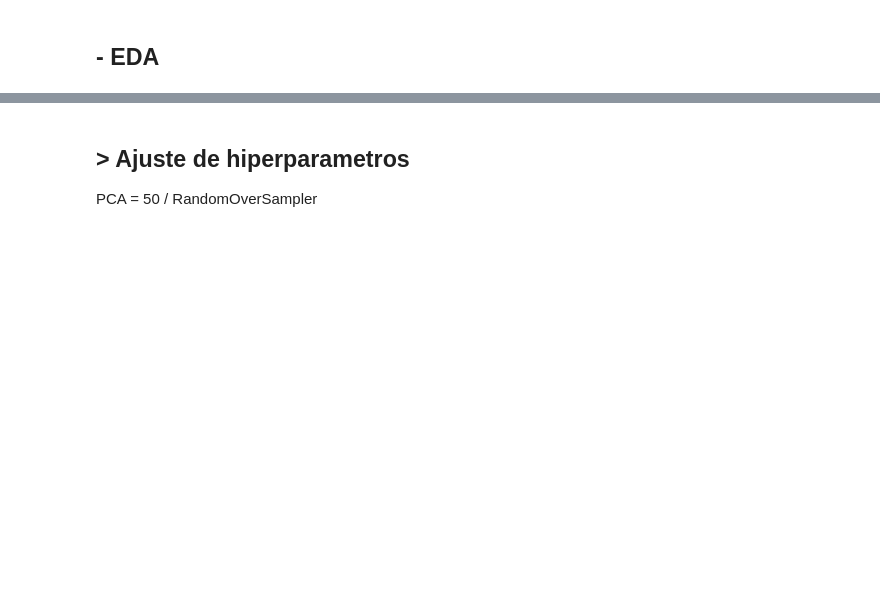
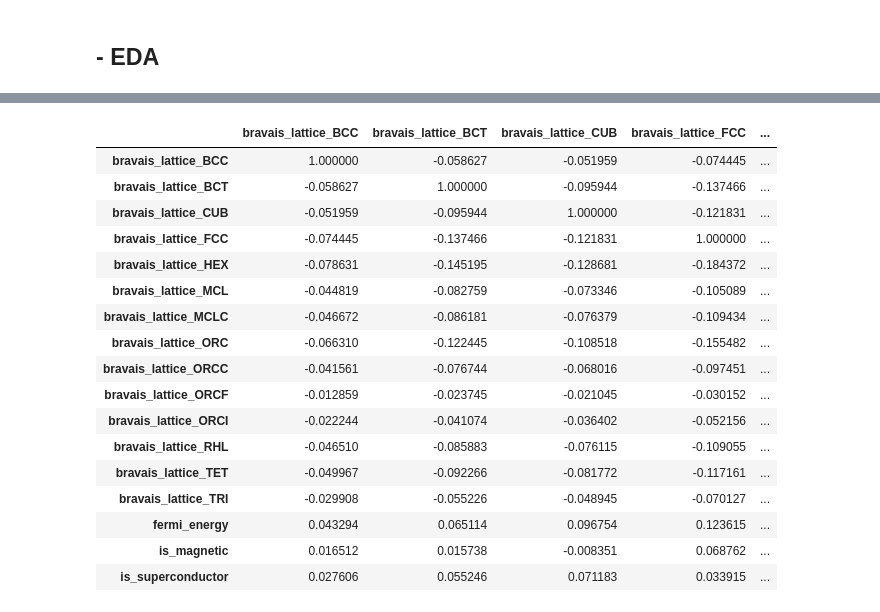
Before and after one commit to olayafgon/ML-and-Superconductors, a Jupyter notebook: src/04_project copy.ipynb, the cells around one changed output, grey strips where cells are left out. Saved outputs shown, nothing was run; the diff lists cells and outputs as text; code cells hidden in the pictures; blank space fills up the shorter version.

```diff
--- a/src/04_project copy.ipynb
+++ b/src/04_project copy.ipynb
@@ -442,4 +102,0 @@ with open(combined_leaderboard_path, 'w') as f:
-# %% [markdown]
-## > Ajuste de hiperparametros
-
-PCA = 50 / RandomOverSampler
@@ -551,0 +103,27 @@ def train_and_evaluate_models(X_train, y_train, X_test, y_test, output_file):
+# %%
+materials_data_encoded = pd.get_dummies(materials_data, columns=['bravais_lattice'])
+
+correlation_columns = [col for col in materials_data_encoded.columns if col.startswith('bravais_lattice')] + ['fermi_energy', 'is_magnetic', 'is_superconductor']
+
+correlation_matrix = materials_data_encoded[correlation_columns].corr()
+
+correlation_matrix
+# %% [output]
+|  | bravais_lattice_BCC | bravais_lattice_BCT | bravais_lattice_CUB | bravais_lattice_FCC | ... |
+| bravais_lattice_BCC | 1.000000 | -0.058627 | -0.051959 | -0.074445 | ... |
+| bravais_lattice_BCT | -0.058627 | 1.000000 | -0.095944 | -0.137466 | ... |
+| bravais_lattice_CUB | -0.051959 | -0.095944 | 1.000000 | -0.121831 | ... |
+| bravais_lattice_FCC | -0.074445 | -0.137466 | -0.121831 | 1.000000 | ... |
+| bravais_lattice_HEX | -0.078631 | -0.145195 | -0.128681 | -0.184372 | ... |
+| bravais_lattice_MCL | -0.044819 | -0.082759 | -0.073346 | -0.105089 | ... |
+| bravais_lattice_MCLC | -0.046672 | -0.086181 | -0.076379 | -0.109434 | ... |
+| bravais_lattice_ORC | -0.066310 | -0.122445 | -0.108518 | -0.155482 | ... |
+| bravais_lattice_ORCC | -0.041561 | -0.076744 | -0.068016 | -0.097451 | ... |
+| bravais_lattice_ORCF | -0.012859 | -0.023745 | -0.021045 | -0.030152 | ... |
+| bravais_lattice_ORCI | -0.022244 | -0.041074 | -0.036402 | -0.052156 | ... |
+| bravais_lattice_RHL | -0.046510 | -0.085883 | -0.076115 | -0.109055 | ... |
+| bravais_lattice_TET | -0.049967 | -0.092266 | -0.081772 | -0.117161 | ... |
+| bravais_lattice_TRI | -0.029908 | -0.055226 | -0.048945 | -0.070127 | ... |
+| fermi_energy | 0.043294 | 0.065114 | 0.096754 | 0.123615 | ... |
+| is_magnetic | 0.016512 | 0.015738 | -0.008351 | 0.068762 | ... |
+| is_superconductor | 0.027606 | 0.055246 | 0.071183 | 0.033915 | ... |
```
Also changed, not shown: parts of 28 cells of this notebook.
